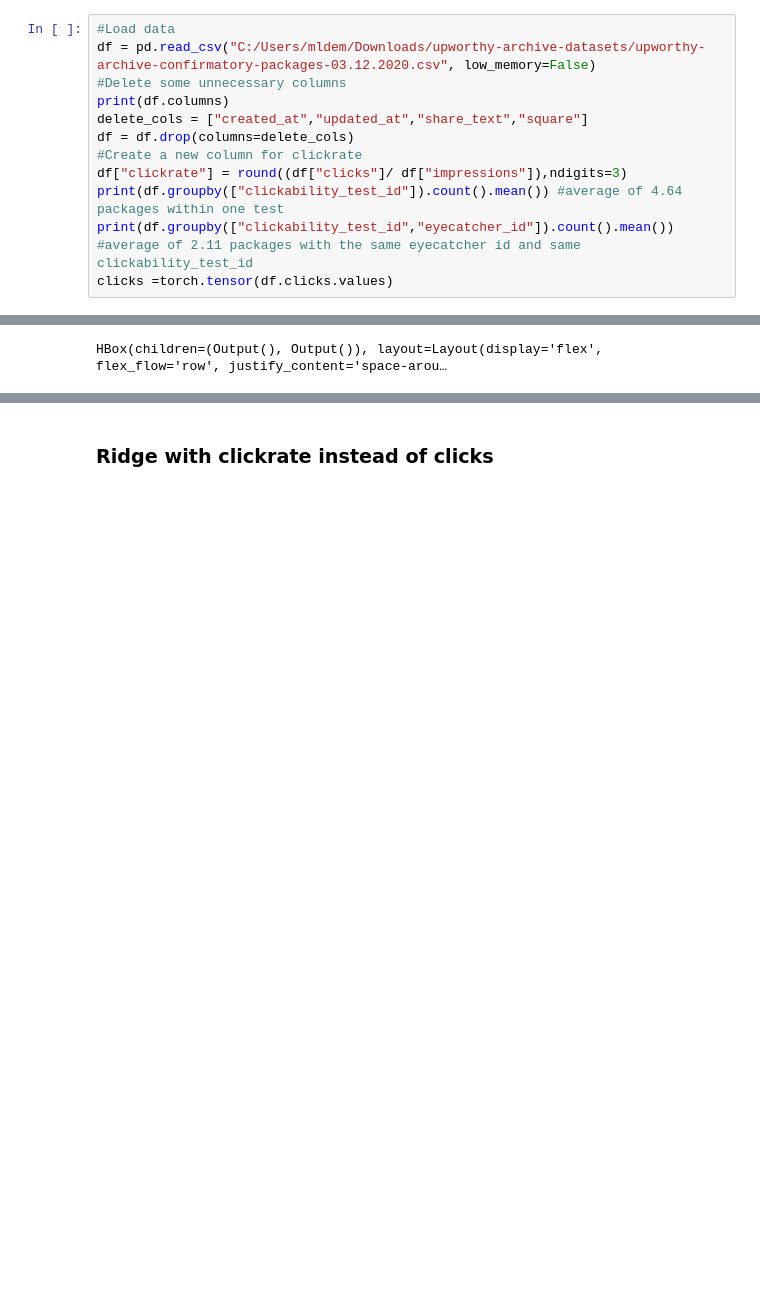
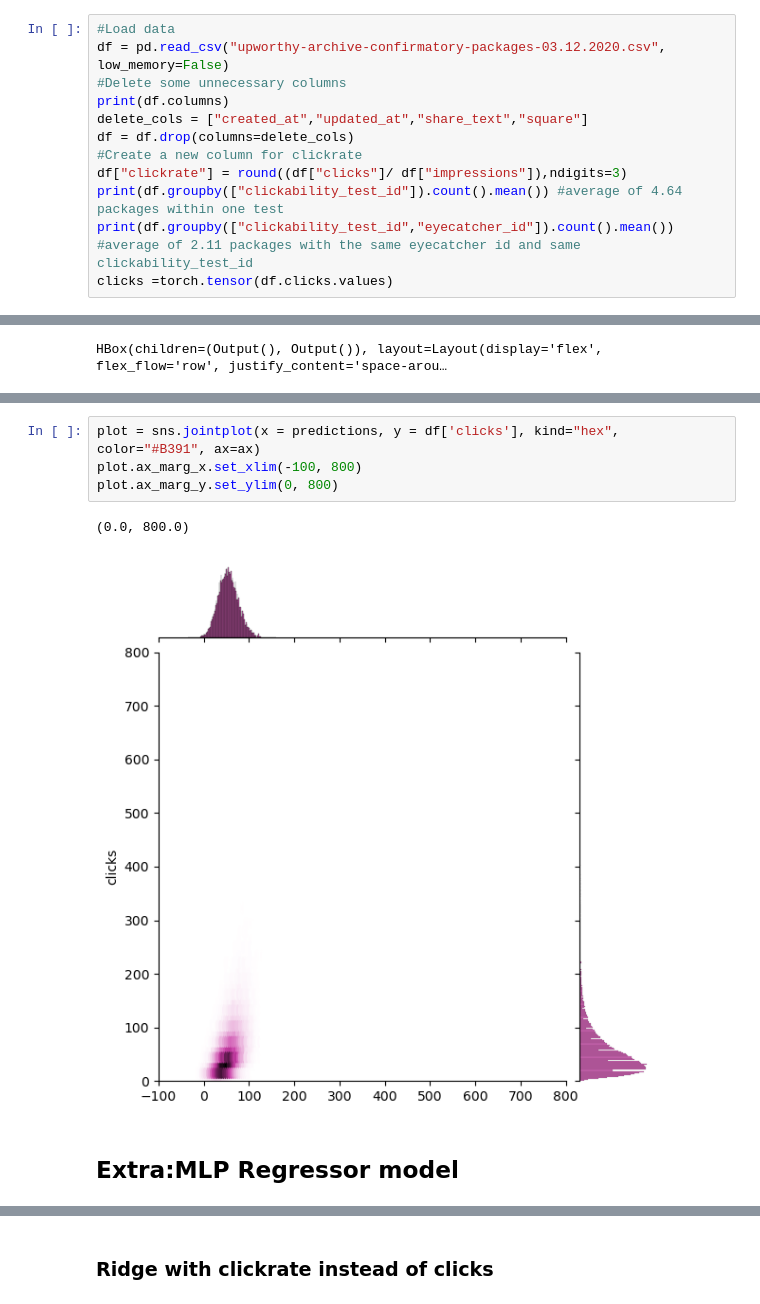
Before and after one commit to antschum/causal_headline_evaluator, a Jupyter notebook: 2023-28-11-Meeting.ipynb, the cells around one changed output, grey strips where cells are left out. Drawn from its saved outputs; the diff is of its cells as text; blank space fills up the shorter version.

```diff
--- a/2023-28-11-Meeting.ipynb
+++ b/2023-28-11-Meeting.ipynb
@@ -58,7 +61,7 @@ model = SentenceTransformer('paraphrase-MiniLM-L6-v2')
 #model = SentenceTransformer('multi-qa-mpnet-base-dot-v1')
 # %%
 #Load data
-df = pd.read_csv("C:/Users/mldem/Downloads/upworthy-archive-datasets/upworthy-archive-confirmatory-packages-03.12.2020.csv", low_memory=False)
+df = pd.read_csv("upworthy-archive-confirmatory-packages-03.12.2020.csv", low_memory=False)
 #Delete some unnecessary columns
 print(df.columns)
 delete_cols = ["created_at","updated_at","share_text","square"]
@@ -198,0 +237,9 @@ array([], dtype=object)
+# %%
+plot = sns.jointplot(x = predictions, y = df['clicks'], kind="hex", color="#B391", ax=ax)
+plot.ax_marg_x.set_xlim(-100, 800)
+plot.ax_marg_y.set_ylim(0, 800)
+# %% [output]
+(0.0, 800.0)
+[figure, added]
+# %% [markdown]
+## Extra:MLP Regressor model
```
Also changed, not shown: parts of 38 cells of this notebook.
